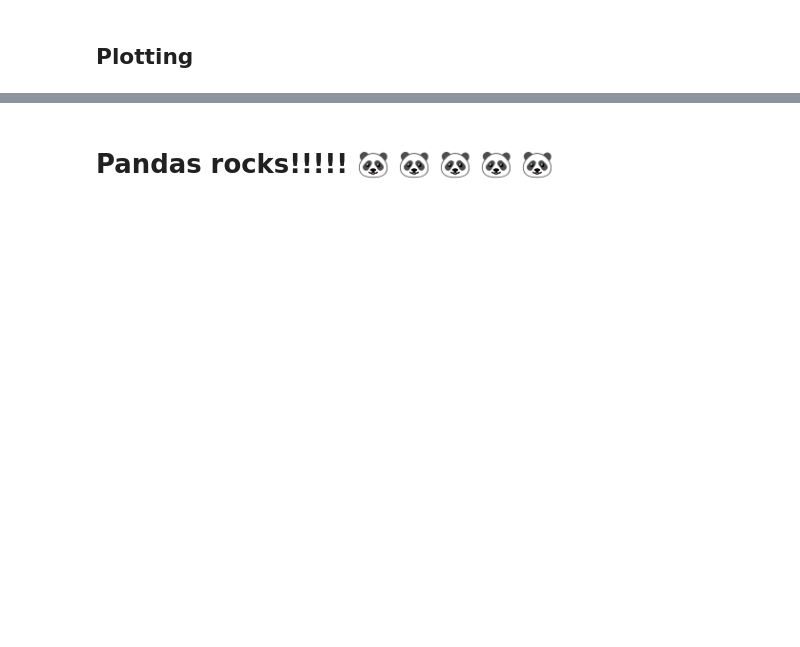
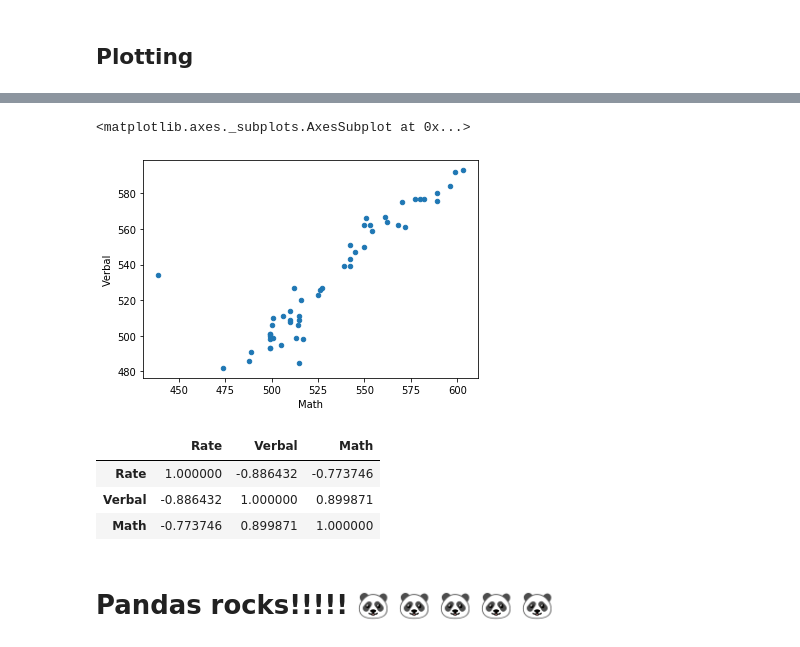
Before and after one commit to ersingt/coursework, a Jupyter notebook: 01-Week/intro_to_pandas/pandas-intro_starter_code.ipynb, the cells around one changed output, grey strips where cells are left out. Saved outputs shown, nothing was run; the diff lists cells and outputs as text; code cells hidden in the pictures; blank space fills up the shorter version.

```diff
--- a/01-Week/intro_to_pandas/pandas-intro_starter_code.ipynb
+++ b/01-Week/intro_to_pandas/pandas-intro_starter_code.ipynb
@@ -98,6 +604,16 @@ sat['Math'].nunique()
 # %%
 # Scatter plot - relationship between two variables
+df_sat.plot(x="Math", y="Verbal", kind='scatter')
+# %% [output]
+<matplotlib.axes._subplots.AxesSubplot at 0x...>
+[figure, added]
 # %%
 # Correlation matrix
+df_sat.corr()
+# %% [output]
+|  | Rate | Verbal | Math |
+| Rate | 1.000000 | -0.886432 | -0.773746 |
+| Verbal | -0.886432 | 1.000000 | 0.899871 |
+| Math | -0.773746 | 0.899871 | 1.000000 |
 # %% [markdown]
 # Pandas rocks!!!!! 🐼 🐼 🐼 🐼 🐼
```
Also changed, not shown: parts of 58 cells of this notebook.
